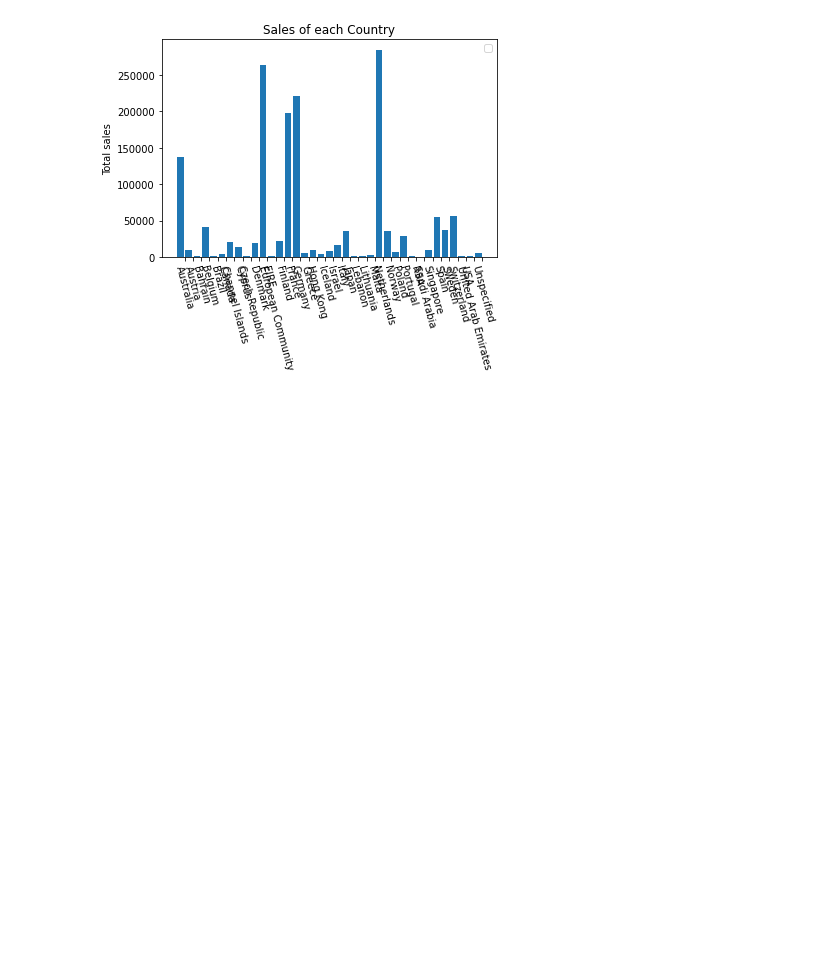
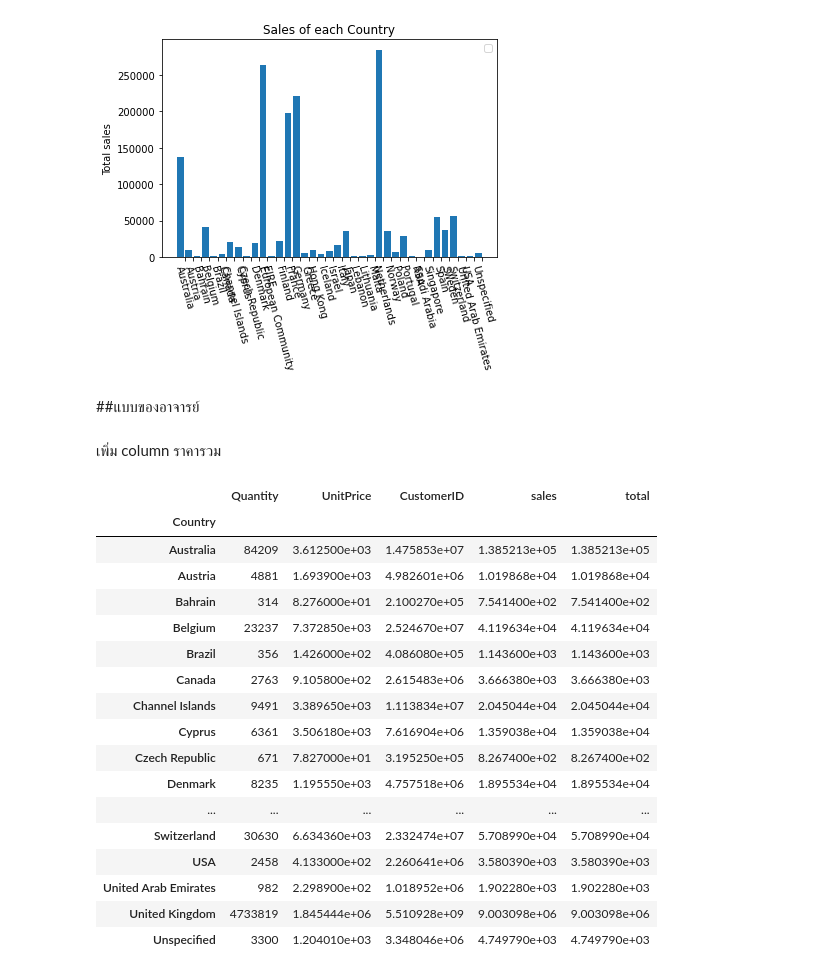
Before and after one commit to team0243/DWDM21, a Jupyter notebook: Chapter6_Association_Rules.ipynb, the cells around one changed output. Drawn from its saved outputs; the diff is of its cells as text; code cells hidden in the pictures; blank space fills up the shorter version.

```diff
--- a/Chapter6_Association_Rules.ipynb
+++ b/Chapter6_Association_Rules.ipynb
@@ -34,0 +73,3 @@ data
+# %%
+data_clean = data[data['Quantity']>=1]
+data_clean
@@ -225,3 +280,31 @@ plt.legend();
 # %% [output]
 No handles with labels found to put in legend.
 [figure]
+# %% [markdown]
+##แบบของอาจารย์
+# %% [markdown]
+เพิ่ม column ราคารวม
+# %%
+data_clean['total']=data_clean['Quantity']*data_clean['UnitPrice']
+data_clean
+# %%
+data_clean.groupby(['Country']).sum()
+# %% [output]
+|  | Quantity | UnitPrice | CustomerID | sales | total |
+| Country |  |  |  |  |  |
+| Australia | 84209 | 3.612500e+03 | 1.475853e+07 | 1.385213e+05 | 1.385213e+05 |
+| Austria | 4881 | 1.693900e+03 | 4.982601e+06 | 1.019868e+04 | 1.019868e+04 |
+| Bahrain | 314 | 8.276000e+01 | 2.100270e+05 | 7.541400e+02 | 7.541400e+02 |
+| Belgium | 23237 | 7.372850e+03 | 2.524670e+07 | 4.119634e+04 | 4.119634e+04 |
+| Brazil | 356 | 1.426000e+02 | 4.086080e+05 | 1.143600e+03 | 1.143600e+03 |
+| Canada | 2763 | 9.105800e+02 | 2.615483e+06 | 3.666380e+03 | 3.666380e+03 |
+| Channel Islands | 9491 | 3.389650e+03 | 1.113834e+07 | 2.045044e+04 | 2.045044e+04 |
+| Cyprus | 6361 | 3.506180e+03 | 7.616904e+06 | 1.359038e+04 | 1.359038e+04 |
+| Czech Republic | 671 | 7.827000e+01 | 3.195250e+05 | 8.267400e+02 | 8.267400e+02 |
+| Denmark | 8235 | 1.195550e+03 | 4.757518e+06 | 1.895534e+04 | 1.895534e+04 |
+| ... | ... | ... | ... | ... | ... |
+| Switzerland | 30630 | 6.634360e+03 | 2.332474e+07 | 5.708990e+04 | 5.708990e+04 |
+| USA | 2458 | 4.133000e+02 | 2.260641e+06 | 3.580390e+03 | 3.580390e+03 |
+| United Arab Emirates | 982 | 2.298900e+02 | 1.018952e+06 | 1.902280e+03 | 1.902280e+03 |
+| United Kingdom | 4733819 | 1.845444e+06 | 5.510928e+09 | 9.003098e+06 | 9.003098e+06 |
+| Unspecified | 3300 | 1.204010e+03 | 3.348046e+06 | 4.749790e+03 | 4.749790e+03 |
```
Also changed, not shown: parts of 12 cells of this notebook.
